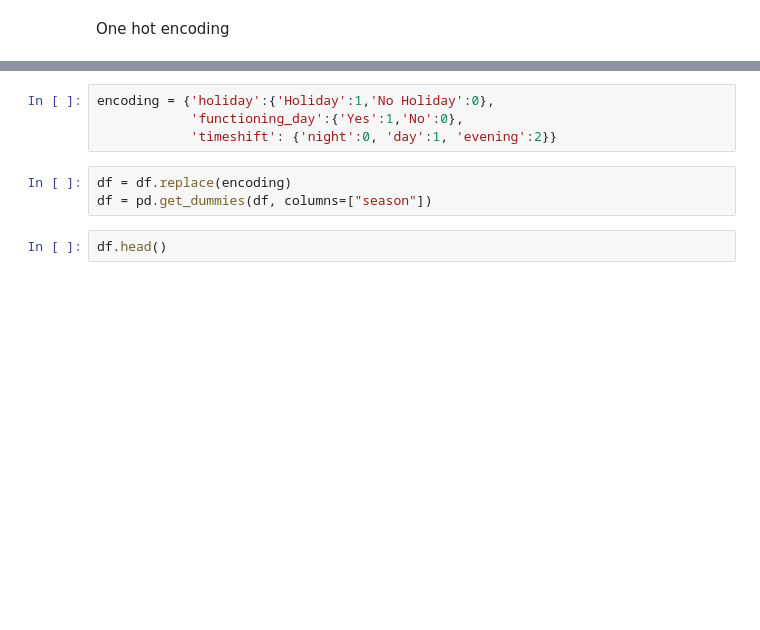
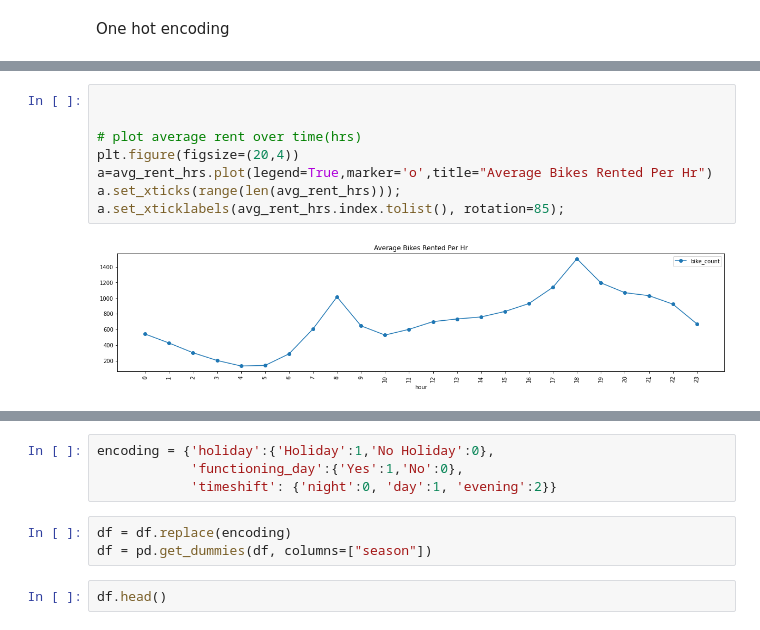
Before and after one commit to gkunal8019/Bike-Sharing-Demand-Prediction, a Jupyter notebook: Bike_Sharing_Demand_Prediction_Capstone_Project.ipynb, the cells around one changed output, grey strips where cells are left out. Cells and saved outputs as stored; diff of their text form; blank space fills up the shorter version.

```diff
--- a/Bike_Sharing_Demand_Prediction_Capstone_Project.ipynb
+++ b/Bike_Sharing_Demand_Prediction_Capstone_Project.ipynb
@@ -276,0 +297,10 @@ One hot encoding
+# %%
+
+
+# plot average rent over time(hrs)
+plt.figure(figsize=(20,4))
+a=avg_rent_hrs.plot(legend=True,marker='o',title="Average Bikes Rented Per Hr")
+a.set_xticks(range(len(avg_rent_hrs)));
+a.set_xticklabels(avg_rent_hrs.index.tolist(), rotation=85);
+# %% [output]
+[figure, added]
```
Also changed, not shown: parts of 11 cells of this notebook.
